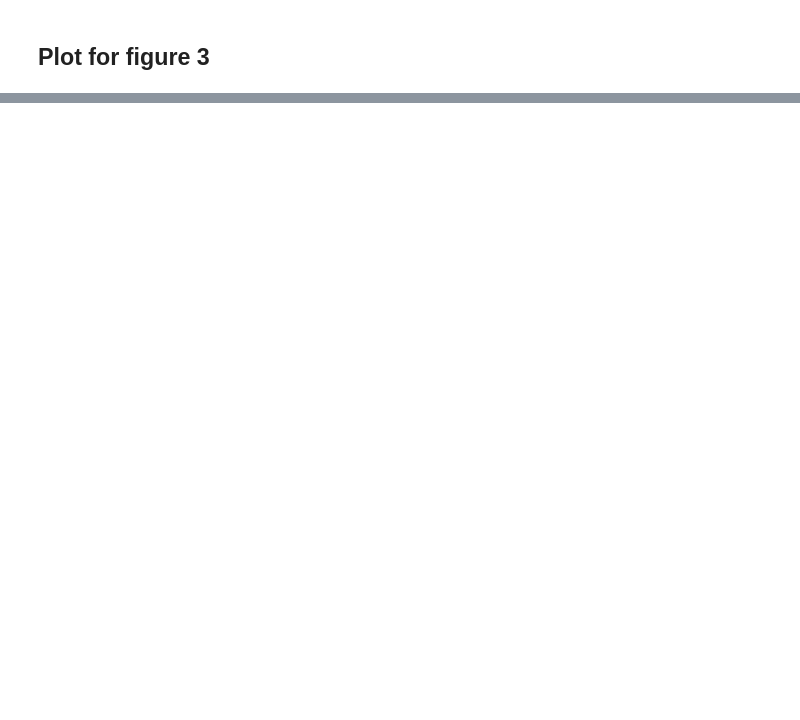
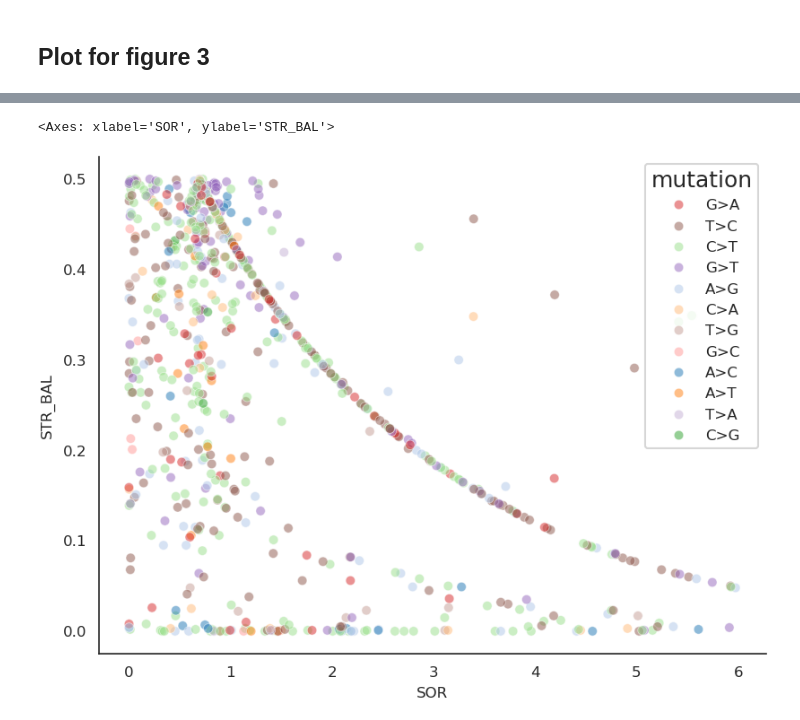
Before and after one commit to treangenlab/bronko-test, a Jupyter notebook: bronko_test/persistent_infections/Fig3.ipynb, the cells around one changed output, grey strips where cells are left out. Drawn from its saved outputs; the diff is of its cells as text; code cells hidden in the pictures; blank space fills up the shorter version.

Commit message:
persistent infections plot

```diff
--- a/bronko_test/persistent_infections/Fig3.ipynb
+++ b/bronko_test/persistent_infections/Fig3.ipynb
@@ -7,8 +7,10 @@ import numpy as np
 # %% [markdown]
 ## Get Data (see more detail in persistant_infections.ipynb)
 # %%
-overview = pd.read_csv('bronko_results/bronko_overview.tsv', delimiter='\t')
-high_quality = overview[(overview['depth_coverage'] > 3000) & (overview['breadth_coverage'] > 0.95)]
+# overview = pd.read_csv('bronko_results/bronko_overview.tsv', delimiter='\t')
+# overview = pd.read_csv('bronko_results_v0.1.6/bronko_overview.tsv', delimiter='\t')
+overview = pd.read_csv('bronko_results_v0.1.7/bronko_overview.tsv', delimiter='\t')
+high_quality = overview[(overview['depth_coverage'] > 3000) & (overview['breadth_coverage'] > 0.97)]
 
 ## get metadata
 meta = pd.read_excel('mmc3 (1).xlsx')
@@ -191,0 +299,14 @@ plt.show()
+# %%
+# extra_filter = all_variants[(all_variants["AF"] < 0.5) & (all_variants["STR_BAL"] >= 0.4)] | ((all_variants["AF"] >= 0.5) & (all_variants["STR_BAL"] >= 0.1))
+
+# fig, ax = plt.subplots(1,2,figsize=(10, 4))
+mutations = sorted(all_variants["mutation"].dropna().unique())
+
+palette = dict(zip(
+    mutations,
+    sns.color_palette("tab20", n_colors=len(mutations))
+))
+sns.scatterplot(data=all_variants, x="SOR", y="STR_BAL", hue="mutation", alpha=0.5, palette=palette)
+# %% [output]
+<Axes: xlabel='SOR', ylabel='STR_BAL'>
+[figure, added]
```
Also changed, not shown: parts of 31 cells of this notebook, 2 other files.
